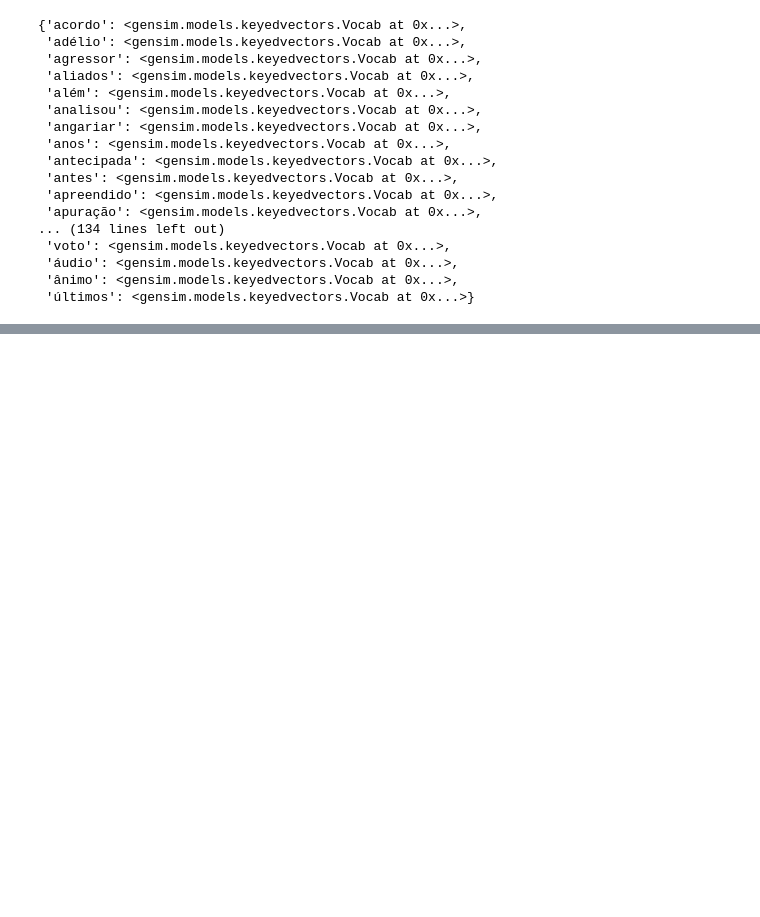
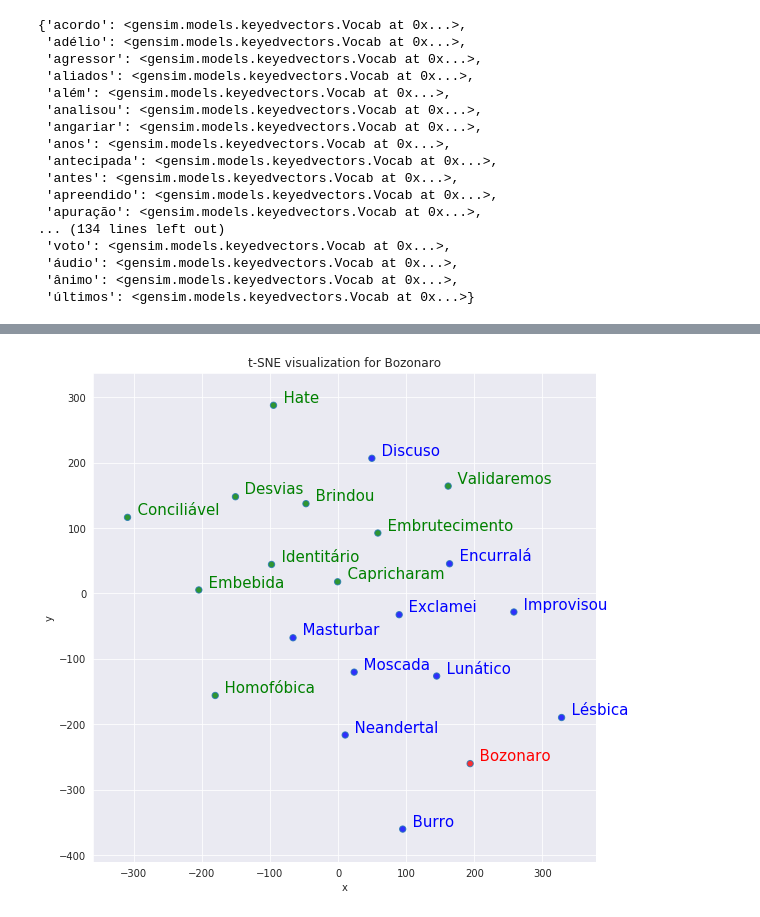
Before and after one commit to ivynasantino/vies-discursos-deputados, a Jupyter notebook: reports/discursos_w2v.ipynb, the cells around one changed output, grey strips where cells are left out. Saved outputs shown, nothing was run; the diff lists cells and outputs as text; code cells hidden in the pictures; blank space fills up the shorter version.

```diff
--- a/reports/discursos_w2v.ipynb
+++ b/reports/discursos_w2v.ipynb
@@ -261,0 +270,4 @@ tsnescatterplot(model, 'bolsonaro', [t[0] for t in model.wv.most_similar(positiv
+# %%
+tsnescatterplot(model, 'bozonaro', [t[0] for t in model.wv.most_similar(positive=['discuso','ódio'], topn=20)][:10])
+# %% [output]
+[figure, added]
```
Also changed, not shown: parts of 12 cells of this notebook.
